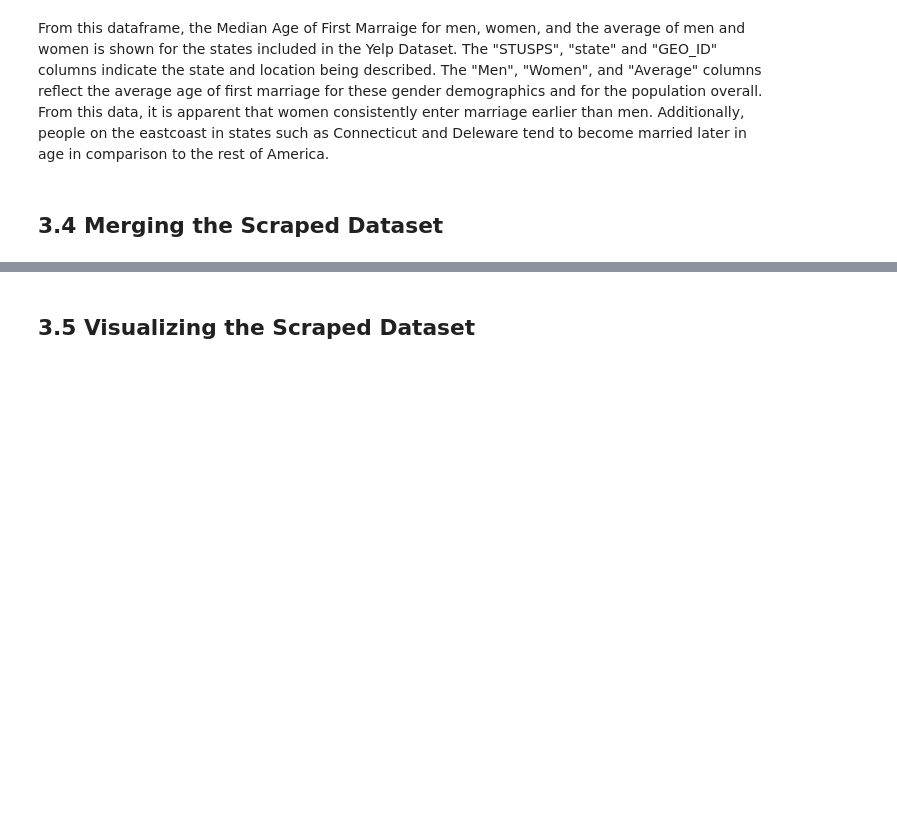
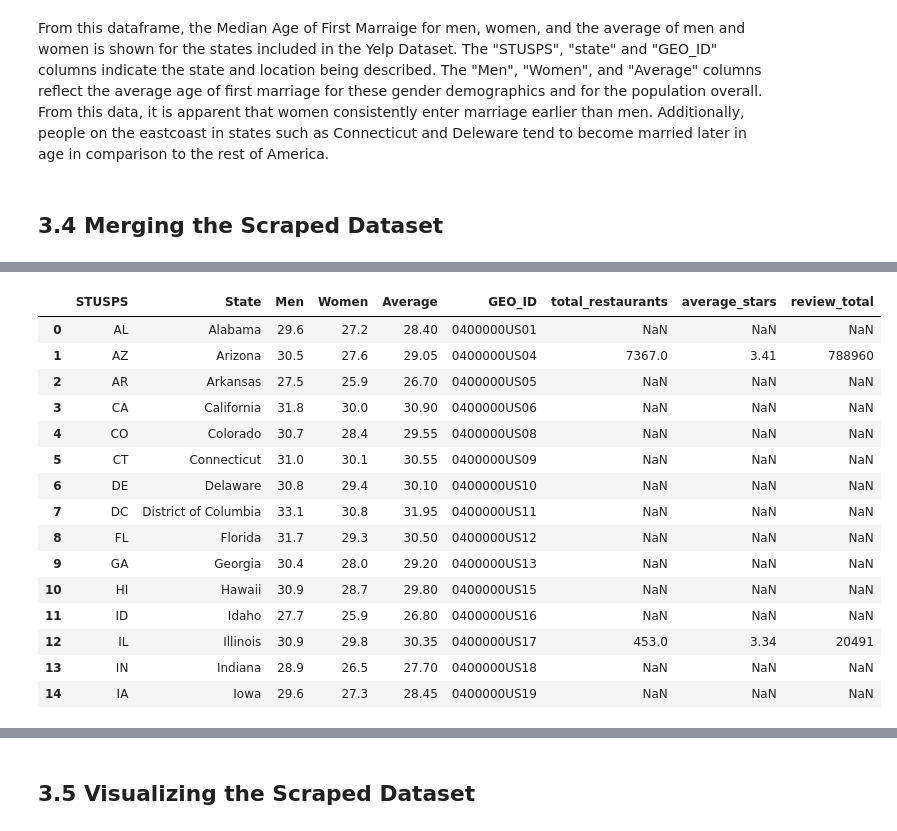
Before and after one commit to vvickychan/yelp-code, a Jupyter notebook: yelp.ipynb, the cells around one changed output, grey strips where cells are left out. Drawn from its saved outputs; the diff is of its cells as text; code cells hidden in the pictures; blank space fills up the shorter version.

Commit message:
Merged
Merging the scraped with the old dataset is compelte

```diff
--- a/yelp.ipynb
+++ b/yelp.ipynb
@@ -886,10 +886,3 @@ marriage_df.head(10)
 From this dataframe, the Median Age of First Marraige for men, women, and the average of men and women is shown for the states included in the Yelp Dataset. The "STUSPS", "state" and "GEO_ID" columns indicate the state and location being described. The "Men", "Women", and "Average" columns reflect the average age of first marriage for these gender demographics and for the population overall. From this data, it is apparent that women consistently enter marriage earlier than men. Additionally, people on the eastcoast in states such as Connecticut and Deleware tend to become married later in age in comparison to the rest of America.
 # %% [markdown]
 ## 3.4 Merging the Scraped Dataset
-# %%
-us_states_copy = us_states.copy()
-us_states_copy = us_states_copy.rename(columns={'state': 'STUSPS'})
-
-marriage_df=marriage_df.merge(us_states_copy,on='STUSPS',how='outer')
-marriage_df.fillna('0', inplace=True)
-marriage_df
@@ -914,0 +889,25 @@ marriage_df
+# %%
+# contains the scraped data for age of first marraige for men and women in all US states
+us_states_copy = us_states.copy()
+us_states_copy = us_states_copy.rename(columns={'state': 'STUSPS'})
+
+# merge with the cleaned Yelp data
+merged_marriage = marriage_df.merge(us_states_copy, on='STUSPS', how='outer')
+merged_marriage.head(15)
+# %% [output]
+|  | STUSPS | State | Men | Women | Average | GEO_ID | total_restaurants | average_stars | review_total |
+| 0 | AL | Alabama | 29.6 | 27.2 | 28.40 | 0400000US01 | NaN | NaN | NaN |
+| 1 | AZ | Arizona | 30.5 | 27.6 | 29.05 | 0400000US04 | 7367.0 | 3.41 | 788960 |
+| 2 | AR | Arkansas | 27.5 | 25.9 | 26.70 | 0400000US05 | NaN | NaN | NaN |
+| 3 | CA | California | 31.8 | 30.0 | 30.90 | 0400000US06 | NaN | NaN | NaN |
+| 4 | CO | Colorado | 30.7 | 28.4 | 29.55 | 0400000US08 | NaN | NaN | NaN |
+| 5 | CT | Connecticut | 31.0 | 30.1 | 30.55 | 0400000US09 | NaN | NaN | NaN |
+| 6 | DE | Delaware | 30.8 | 29.4 | 30.10 | 0400000US10 | NaN | NaN | NaN |
+| 7 | DC | District of Columbia | 33.1 | 30.8 | 31.95 | 0400000US11 | NaN | NaN | NaN |
+| 8 | FL | Florida | 31.7 | 29.3 | 30.50 | 0400000US12 | NaN | NaN | NaN |
+| 9 | GA | Georgia | 30.4 | 28.0 | 29.20 | 0400000US13 | NaN | NaN | NaN |
+| 10 | HI | Hawaii | 30.9 | 28.7 | 29.80 | 0400000US15 | NaN | NaN | NaN |
+| 11 | ID | Idaho | 27.7 | 25.9 | 26.80 | 0400000US16 | NaN | NaN | NaN |
+| 12 | IL | Illinois | 30.9 | 29.8 | 30.35 | 0400000US17 | 453.0 | 3.34 | 20491 |
+| 13 | IN | Indiana | 28.9 | 26.5 | 27.70 | 0400000US18 | NaN | NaN | NaN |
+| 14 | IA | Iowa | 29.6 | 27.3 | 28.45 | 0400000US19 | NaN | NaN | NaN |
```
Also changed, not shown: parts of 2 cells of this notebook.
